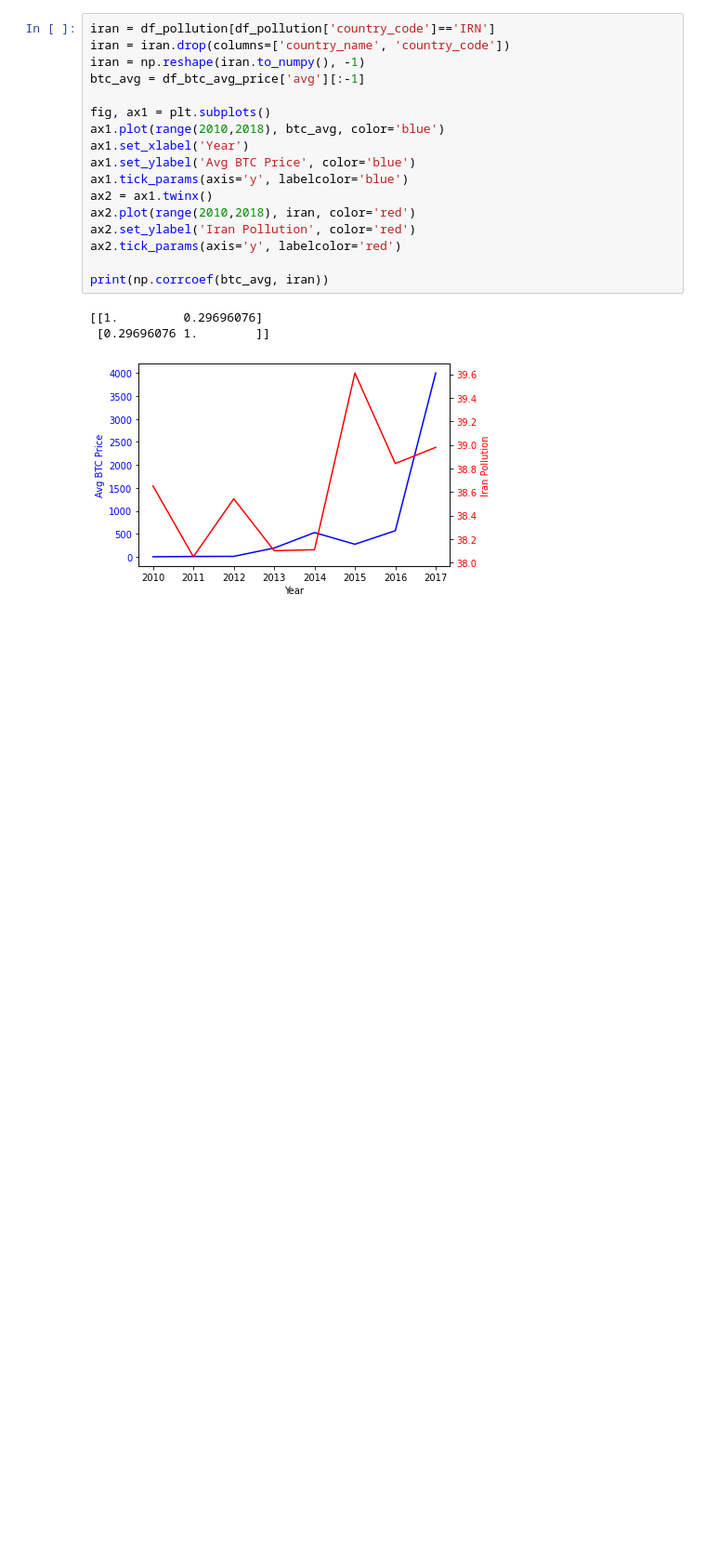
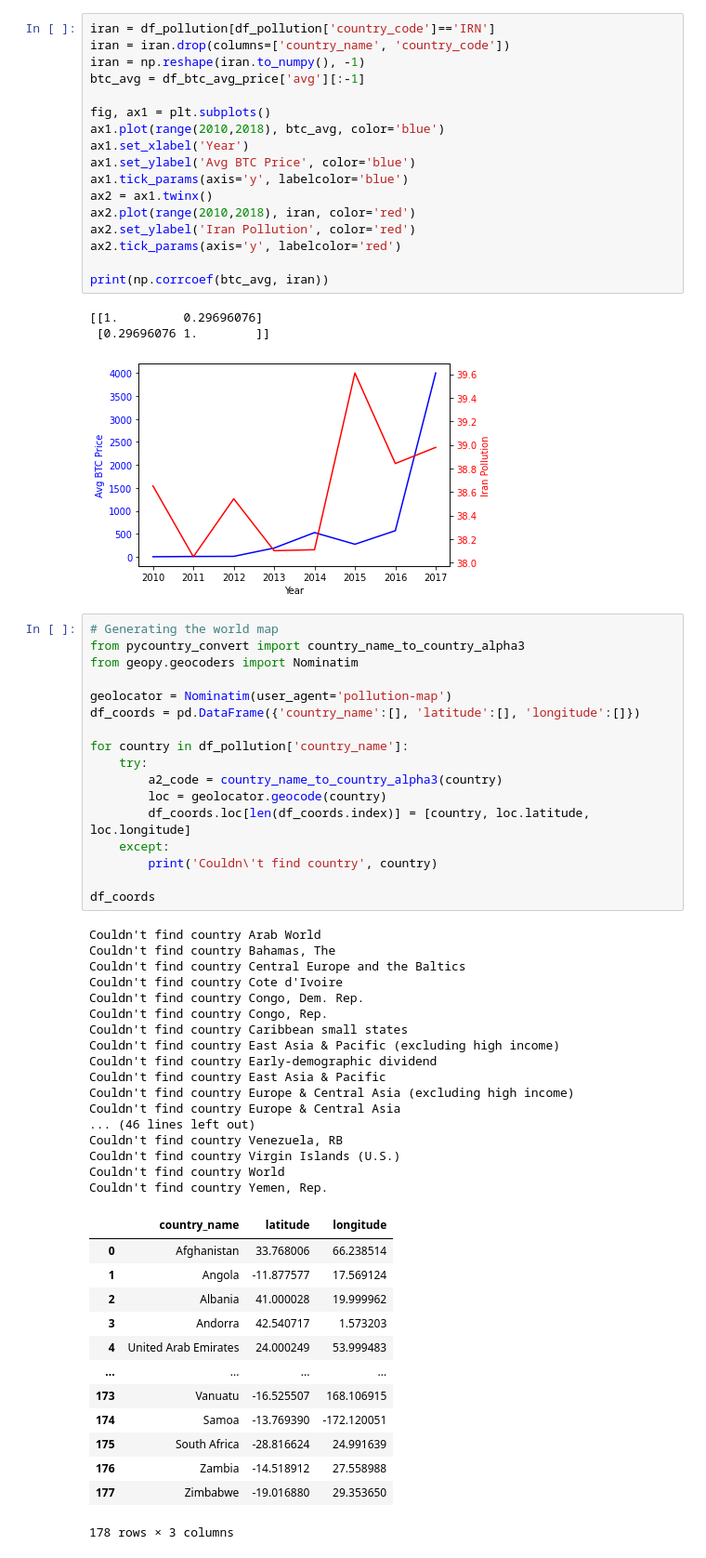
Before and after one commit to ib-nosirov/csci403_project9, a Jupyter notebook: project9.ipynb, the cells around one changed output. Shown at 93% size. Drawn from its saved outputs; the diff is of its cells as text; blank space fills up the shorter version.

```diff
--- a/project9.ipynb
+++ b/project9.ipynb
@@ -135,3 +135,51 @@ print(np.corrcoef(btc_avg, iran))
 [[1.         0.29696076]
  [0.29696076 1.        ]]
 [figure]
+# %%
+# Generating the world map
+from pycountry_convert import country_name_to_country_alpha3
+from geopy.geocoders import Nominatim
+
+geolocator = Nominatim(user_agent='pollution-map')
+df_coords = pd.DataFrame({'country_name':[], 'latitude':[], 'longitude':[]})
+
+for country in df_pollution['country_name']:
+    try:
+        a2_code = country_name_to_country_alpha3(country)
+        loc = geolocator.geocode(country)
+        df_coords.loc[len(df_coords.index)] = [country, loc.latitude, loc.longitude]
+    except:
+        print('Couldn\'t find country', country)
+
+df_coords
+# %% [output]
+Couldn't find country Arab World
+Couldn't find country Bahamas, The
+Couldn't find country Central Europe and the Baltics
+Couldn't find country Cote d'Ivoire
+Couldn't find country Congo, Dem. Rep.
+Couldn't find country Congo, Rep.
+Couldn't find country Caribbean small states
+Couldn't find country East Asia & Pacific (excluding high income)
+Couldn't find country Early-demographic dividend
+Couldn't find country East Asia & Pacific
+Couldn't find country Europe & Central Asia (excluding high income)
+Couldn't find country Europe & Central Asia
+... (46 lines left out)
+Couldn't find country Venezuela, RB
+Couldn't find country Virgin Islands (U.S.)
+Couldn't find country World
+Couldn't find country Yemen, Rep.
+|  | country_name | latitude | longitude |
+| 0 | Afghanistan | 33.768006 | 66.238514 |
+| 1 | Angola | -11.877577 | 17.569124 |
+| 2 | Albania | 41.000028 | 19.999962 |
+| 3 | Andorra | 42.540717 | 1.573203 |
+| 4 | United Arab Emirates | 24.000249 | 53.999483 |
+| ... | ... | ... | ... |
+| 173 | Vanuatu | -16.525507 | 168.106915 |
+| 174 | Samoa | -13.769390 | -172.120051 |
+| 175 | South Africa | -28.816624 | 24.991639 |
+| 176 | Zambia | -14.518912 | 27.558988 |
+| 177 | Zimbabwe | -19.016880 | 29.353650 |
+178 rows × 3 columns
```
Also changed, not shown: parts of 1 cell of this notebook.
